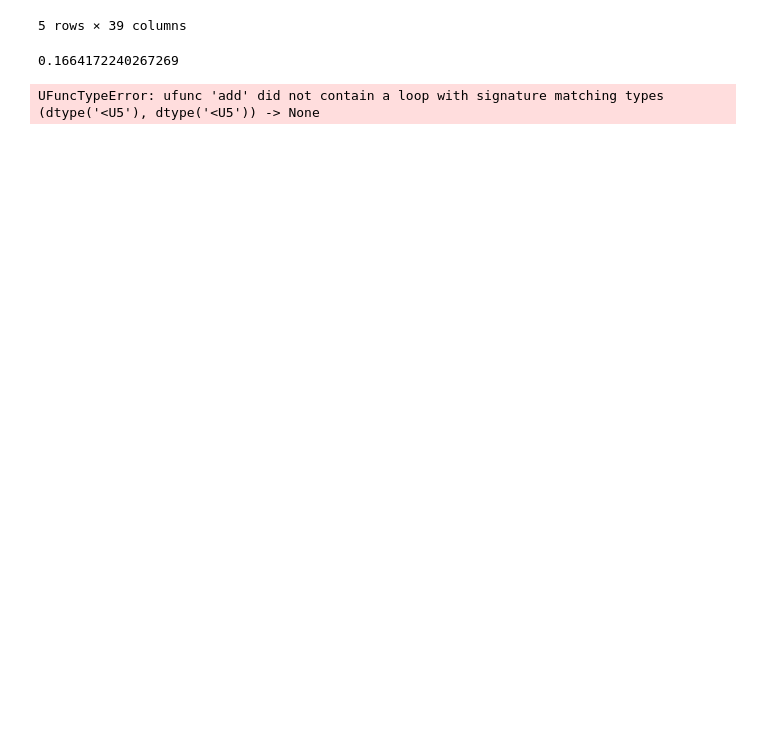
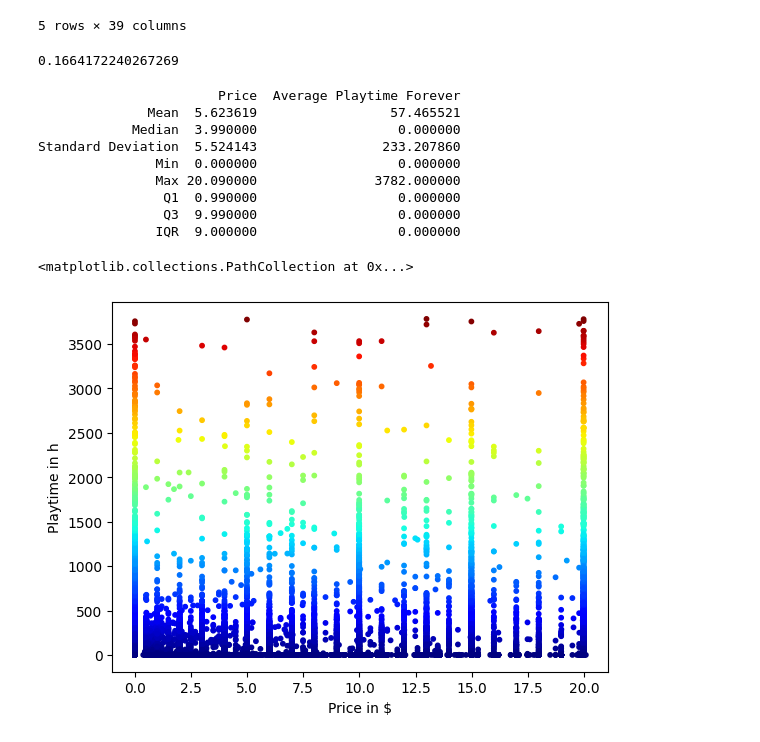
Before and after one commit to Two-Play/HTWG, a Jupyter notebook: stoch/uebung/a3/aufgabe3.ipynb, the cells around one changed output. Drawn from its saved outputs; the diff is of its cells as text; code cells hidden in the pictures; blank space fills up the shorter version.

```diff
--- a/stoch/uebung/a3/aufgabe3.ipynb
+++ b/stoch/uebung/a3/aufgabe3.ipynb
@@ -136,48 +136,55 @@ np.corrcoef(df_price_avg_playtime["Price"], df_price_avg_playtime["Average playt
 # %%
 # data_source = df
 data_source = df_price_avg_playtime
 
-def get_standard_things(column):
+def get_standard_things(data, column):
     return {
-        "mean": np.mean(column),
-        "median": np.median(column),
-        "std": np.std(column, ddof=1),
-        "min": np.min(column),
-        "max": np.max(column),
-        "q1": np.quantile(column, 0.25),
-        "q3": np.quantile(column, 0.75),
-        "iqr": np.quantile(column, 0.75) - np.quantile(column, 0.25),
+        "mean": np.mean(data[column]),
+        "median": np.median(data[column]),
+        "std": np.std(data[column], ddof=1),
+        "min": np.min(data[column]),
+        "max": np.max(data[column]),
+        "q1": np.quantile(data[column], 0.25),
+        "q3": np.quantile(data[column], 0.75),
+        "iqr": np.quantile(data[column], 0.75) - np.quantile(data[column], 0.25),
     }
 
-def print_standard_things(columns):
-    data = []
+def print_standard_things(data, columns):
+    standard_things = {}
 
     for column in columns:
-        data[column] = get_standard_things(column)
+        standard_things[column] = get_standard_things(data, column)
 
-    # destructure data into columns:
-    rows = [
-        ["Mean", *[data[column]["mean"] for column in columns]],
-        ["Median", *[data[column]["median"] for column in columns]],
-        ["Standard Deviation", *[data[column]["std"] for column in columns]],
-        ["Min", *[data[column]["min"] for column in columns]],
-        ["Max", *[data[column]["max"] for column in columns]],
-        ["Q1", *[data[column]["q1"] for column in columns]],
-        ["Q3", *[data[column]["q3"] for column in columns]],
-        ["IQR", *[data[column]["iqr"] for column in columns]],
-    ]
-
-    default_stuff = pd.DataFrame(rows, columns=["", "Price", "Average Playtime Forever"])
+    default_stuff = pd.DataFrame([
+        ["Mean", *[standard_things[column]["mean"] for column in columns]],
+        ["Median", *[standard_things[column]["median"] for column in columns]],
+        ["Standard Deviation", *[standard_things[column]["std"] for column in columns]],
+        ["Min", *[standard_things[column]["min"] for column in columns]],
+        ["Max", *[standard_things[column]["max"] for column in columns]],
+        ["Q1", *[standard_things[column]["q1"] for column in columns]],
+        ["Q3", *[standard_things[column]["q3"] for column in columns]],
+        ["IQR", *[standard_things[column]["iqr"] for column in columns]],
+    ], columns=["", "Price", "Average Playtime Forever"])
 
     print(default_stuff.to_string(index=False))
 
-print_standard_things(['Price', 'Average playtime forever'])
+print_standard_things(data_source, ['Price', 'Average playtime forever'])
 
 plt.xlabel('Price in $')
 plt.ylabel('Playtime in h')
 plt.scatter(data_source["Price"], data_source["Average playtime forever"], s=10, c=data_source["Average playtime forever"], cmap=plt.cm.get_cmap('jet'))
 # %% [output]
-UFuncTypeError: ufunc 'add' did not contain a loop with signature matching types (dtype('<U5'), dtype('<U5')) -> None
+                       Price  Average Playtime Forever
+              Mean  5.623619                 57.465521
+            Median  3.990000                  0.000000
+Standard Deviation  5.524143                233.207860
+               Min  0.000000                  0.000000
+               Max 20.090000               3782.000000
+                Q1  0.990000                  0.000000
+                Q3  9.990000                  0.000000
+               IQR  9.000000                  0.000000
+<matplotlib.collections.PathCollection at 0x...>
+[figure, added]
 # %%
 plt.title('Price of gaming')
 plt.xlabel('Preis in $')
```
